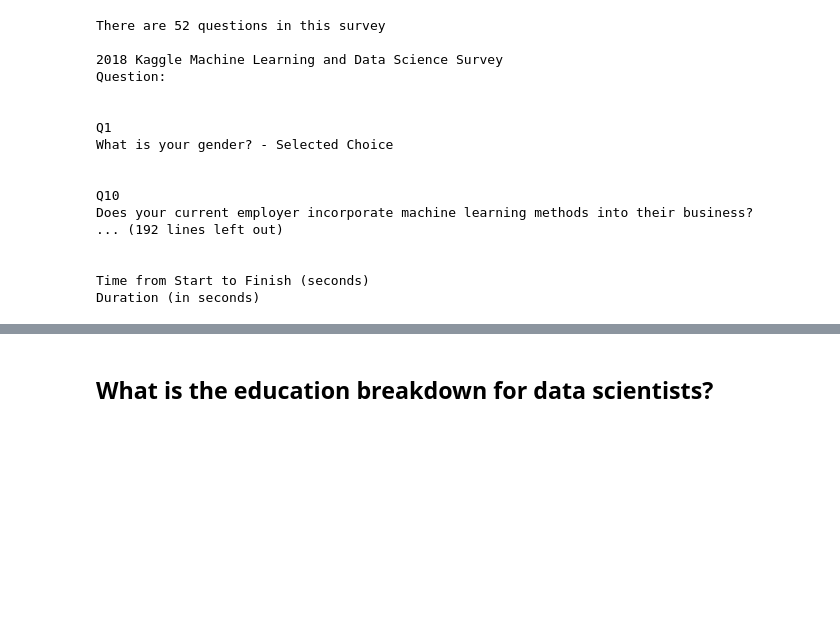
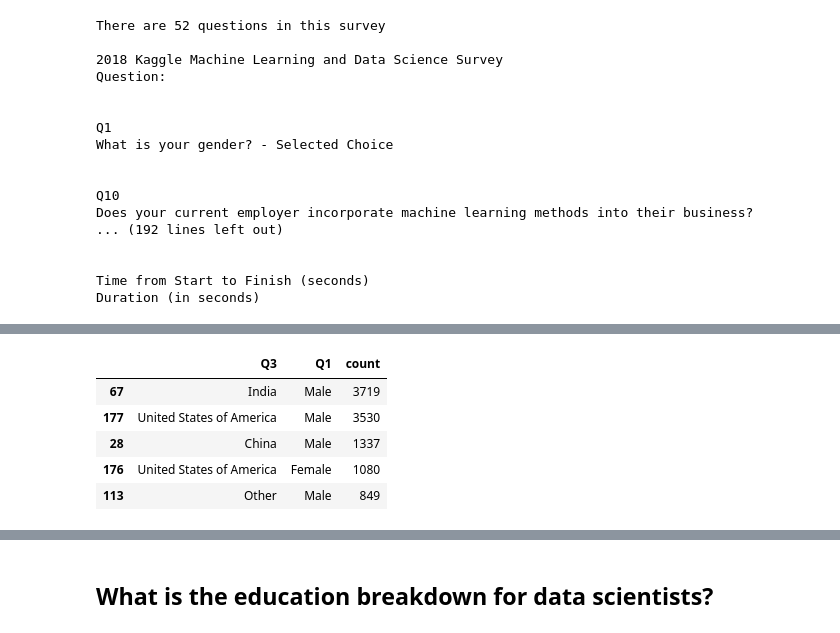
Before and after one commit to adrianlievano/kaggle_data_science_2018_survey, a Jupyter notebook: 2018_data/ds_notebook.ipynb, the cells around one changed output, grey strips where cells are left out. Saved outputs shown, nothing was run; the diff lists cells and outputs as text; code cells hidden in the pictures; blank space fills up the shorter version.

```diff
--- a/2018_data/ds_notebook.ipynb
+++ b/2018_data/ds_notebook.ipynb
@@ -157,0 +149,10 @@ plt.show()
+# %%
+df_test = pd.DataFrame({'count' : df_multi_choice.groupby([ "Q3", "Q1"] ).size()}).reset_index().sort_values(by = 'count', ascending = False)
+df_test.head()
+# %% [output]
+|  | Q3 | Q1 | count |
+| 67 | India | Male | 3719 |
+| 177 | United States of America | Male | 3530 |
+| 28 | China | Male | 1337 |
+| 176 | United States of America | Female | 1080 |
+| 113 | Other | Male | 849 |
```
Also changed, not shown: parts of 24 cells of this notebook.
